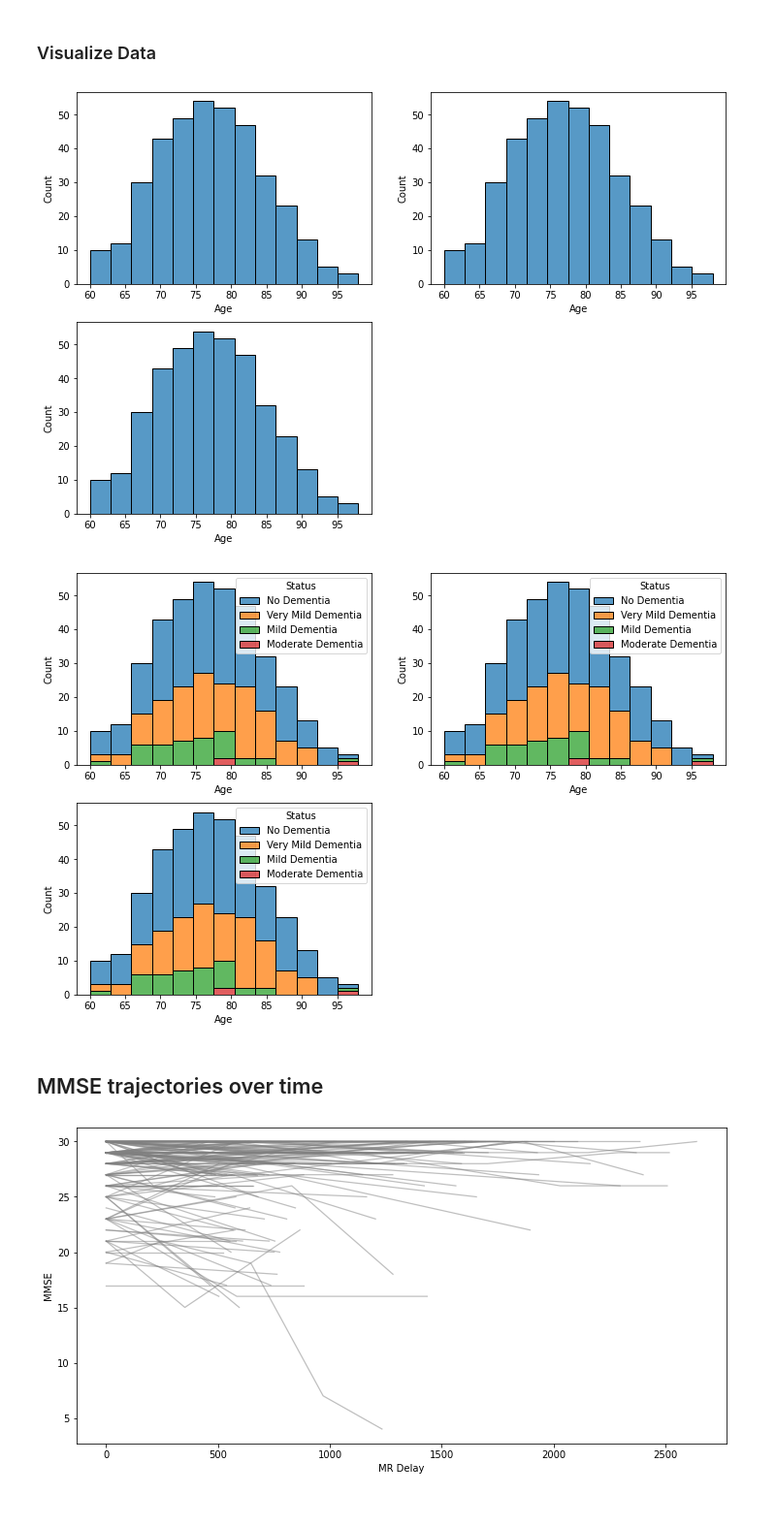
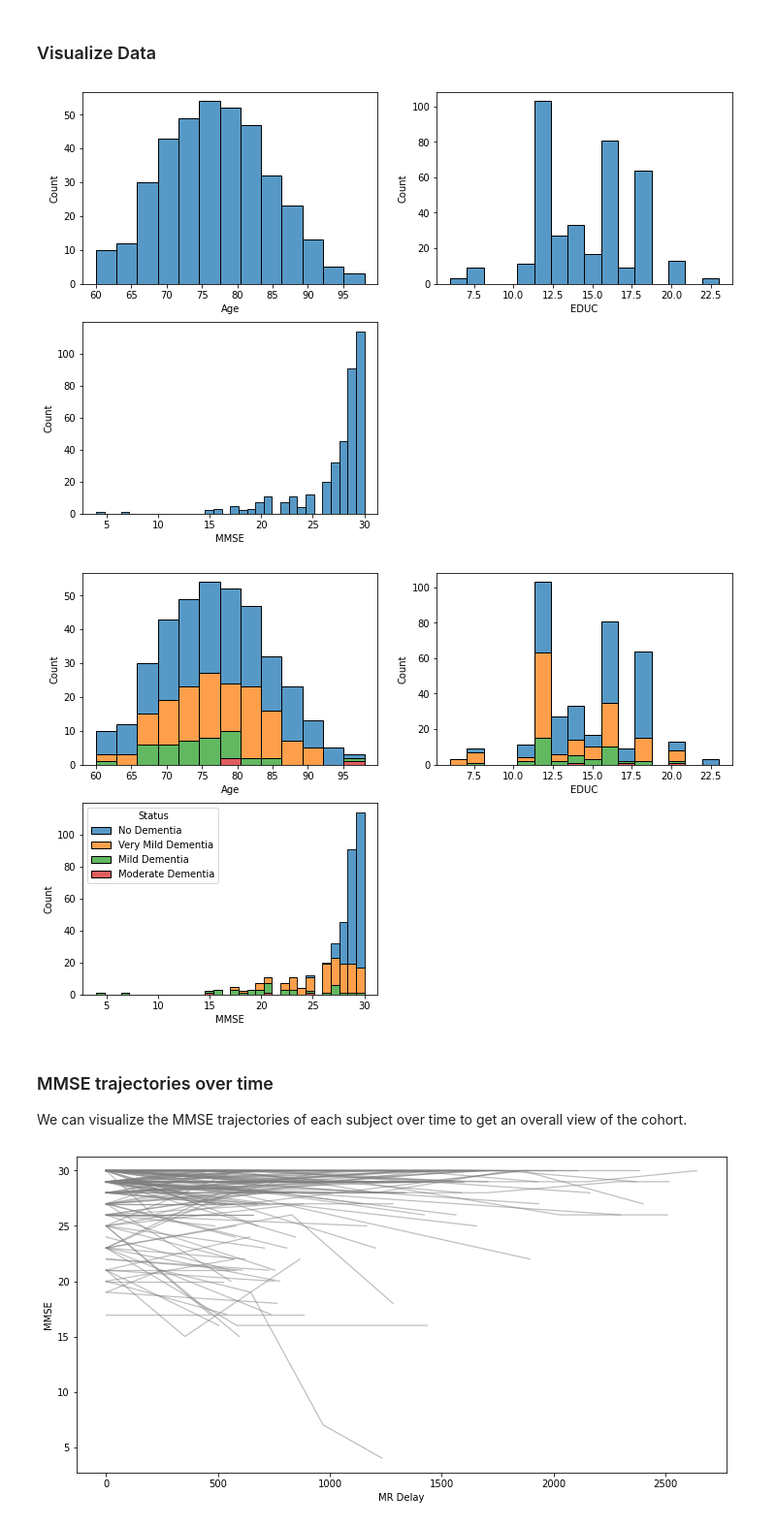
Before and after one commit to DEMON-Network/markdown-workshop, a Jupyter notebook: _sources/Reproducible_Reporting.ipynb, the cells around one changed output. Shown at 97% size. Drawn from its saved outputs; the diff is of its cells as text; code cells hidden in the pictures.

```diff
--- a/_sources/Reproducible_Reporting.ipynb
+++ b/_sources/Reproducible_Reporting.ipynb
@@ -48,4 +54,5 @@ df
 # %%
+# Create a mapper from values to status/severity
 cdr_mapper = {
     0: "No Dementia",
     0.5: "Very Mild Dementia",
@@ -53,7 +60,13 @@ cdr_mapper = {
     2: "Moderate Dementia",
     3: "Severe Dementia",
 }
-df["Status"] = df["CDR"].map(cdr_mapper)
+# Create a column, mapping CDR values to this status
+# Convert to categorical type, with severity as order
+df["Status"] = pd.Categorical(
+    df["CDR"].map(cdr_mapper),
+    categories=cdr_mapper.values(),
+    ordered=True
+)
 # %%
 # Create colours for the different 'Status' categories
 status_colours = {
@@ -71,0 +87,3 @@ Name: Status, dtype: int64
+# %%
+# There are no records for "Severe Dementia", so we can tidy things up by removing this unused category
+df["Status"] = df["Status"].cat.remove_unused_categories()
@@ -174,25 +215,30 @@ fig, axes = plt.subplots(2, 2, figsize=(12,8))
 axes = axes.flatten()
 
 for i, x_col in enumerate(["Age", "EDUC", "MMSE"]):
-  sns.histplot(data=df, x="Age", ax=axes[i])
+  sns.histplot(data=df, x=x_col, ax=axes[i])
 
 fig.delaxes(axes[-1])
 # %% [output]
-[figure, old version]
+[figure, new version]
 # %%
-# Stretch: stratified histograms
+# Histograms stratified by dementia status
 fig, axes = plt.subplots(2, 2, figsize=(12,8))
-
+# Make it easier to loop over
 axes = axes.flatten()
-
+# Loop through the columns we want to plot a histogram for
 for i, x_col in enumerate(["Age", "EDUC", "MMSE"]):
-  sns.histplot(data=df, x="Age", hue="Status", multiple="stack", ax=axes[i])
-
+    sns.histplot(data=df, x=x_col, hue="Status", multiple="stack", ax=axes[i])
+# Manually tidy up the legends
+axes[0].get_legend().remove()
+axes[1].get_legend().remove()
+# Delete the extra axis (as we only plot 3 columns)
 fig.delaxes(axes[-1])
 # %% [output]
-[figure, old version]
+[figure, new version]
-# %% [markdown]
-## MMSE trajectories over time
+# %% [markdown]
+### MMSE trajectories over time
+
+We can visualize the MMSE trajectories of each subject over time to get an overall view of the cohort.
 # %%
 fig, ax = plt.subplots(figsize=(12,6))
 for _, indiv_data in df.groupby("Subject ID"):
```
Also changed, not shown: parts of 40 cells of this notebook, 27 other files.
